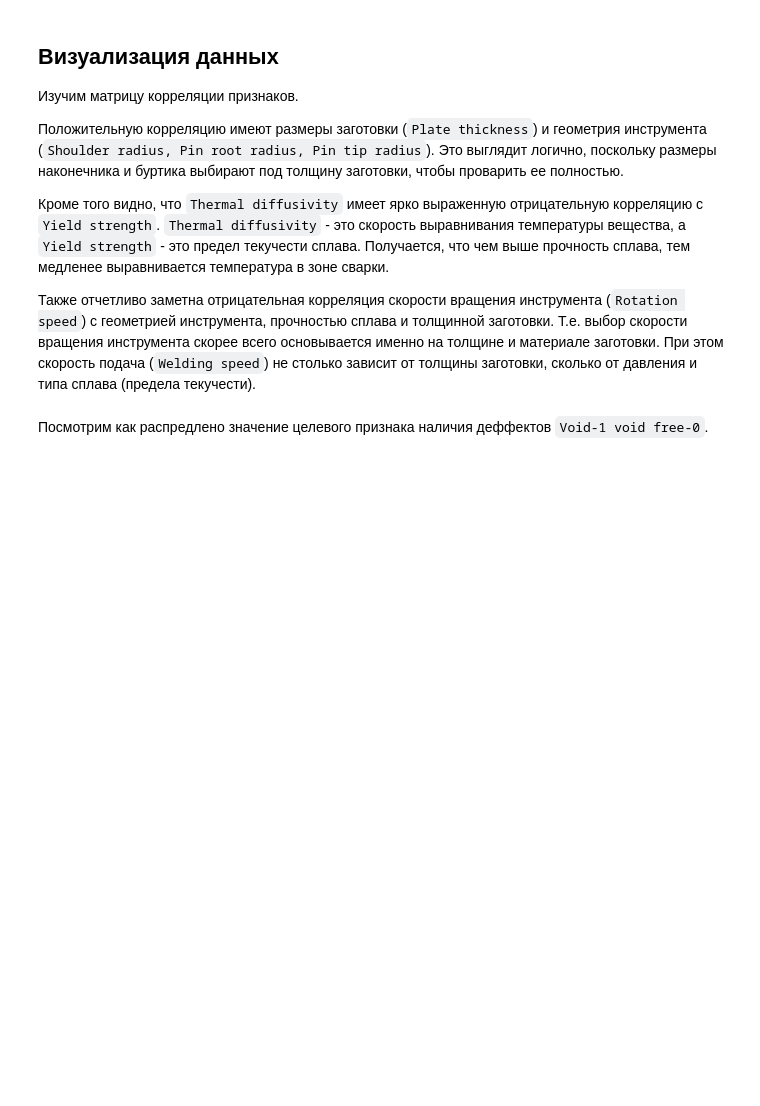
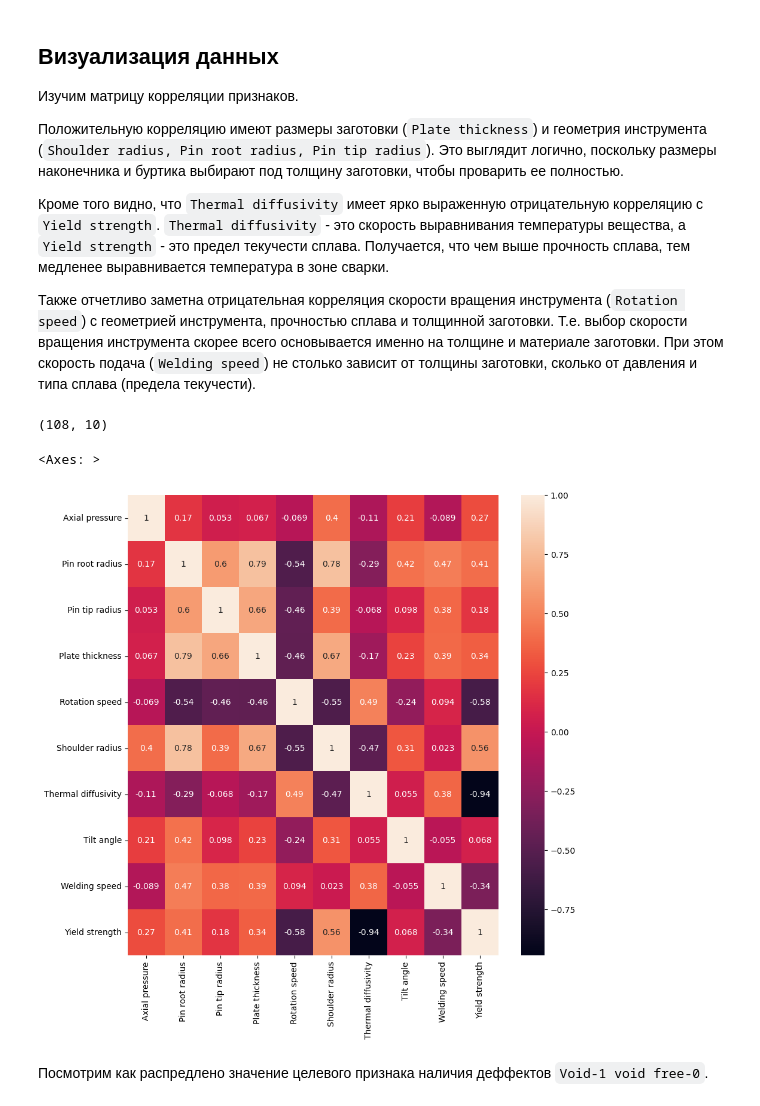
Before and after one commit to ananasn/welding-ml, a Jupyter notebook: welding.ipynb, the cells around one changed output. Cells and saved outputs as stored; diff of their text form; code cells hidden in the pictures; blank space fills up the shorter version.

```diff
--- a/welding.ipynb
+++ b/welding.ipynb
@@ -159,15 +310,17 @@ data.dtypes
 Т.е. выбор скорости вращения инструмента скорее всего основывается именно на толщине  и материале заготовки.
 При этом скорость подача (`Welding speed`) не столько зависит от толщины заготовки, сколько от давления и типа сплава (предела текучести).
 # %%
-import seaborn as sns
-
 data_corr = data[data.columns.difference([
     'Void-1 void free-0',
     'Alloy type',
 ])]
 print(data_corr.shape)
 plt.figure(figsize=(10,10))
-sns.heatmap(data_corr.corr())
+sns.heatmap(data_corr.corr(), annot=True)
+# %% [output]
+(108, 10)
+<Axes: >
+[figure, added]
 # %% [markdown]
 Посмотрим как распредлено значение целевого признака наличия деффектов `Void-1 void free-0`.
 # %%
```
Also changed, not shown: parts of 46 cells of this notebook.
